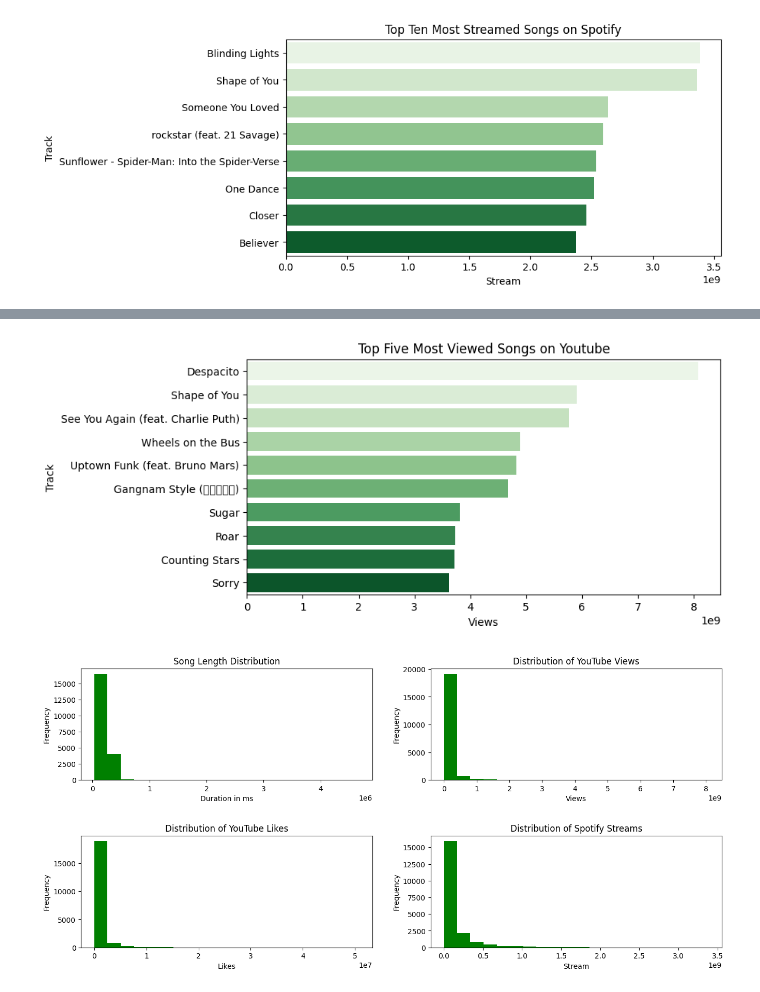
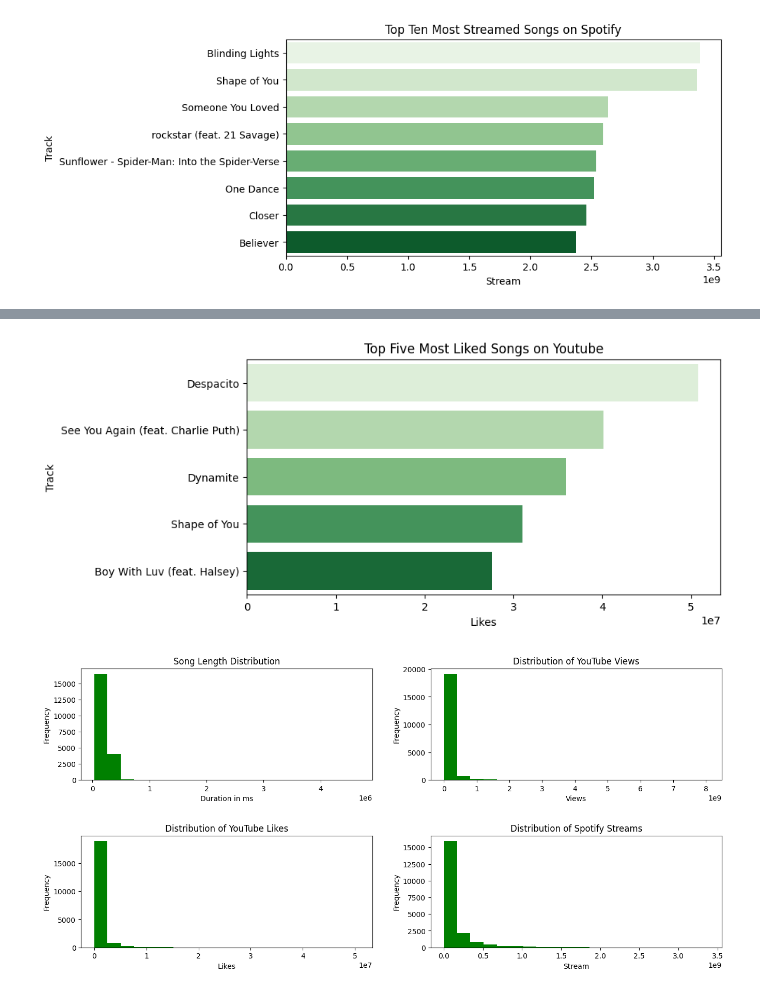
Before and after one commit to jeevithavijaykumar/Exploratory_data_analysis_using_pandas, a Jupyter notebook: Youtube_Spotify.ipynb, the cells around one changed output, grey strips where cells are left out. Drawn from its saved outputs; the diff is of its cells as text; code cells hidden in the pictures.

```diff
--- a/Youtube_Spotify.ipynb
+++ b/Youtube_Spotify.ipynb
@@ -130,17 +140,17 @@ plt.show()
 # %%
-#Top Ten Most viewed songs on Youtube
-yttoptracks = df[['Track','Views','Artist']].sort_values(by=['Views'], ascending=False).head(12)
+#Top Five Most Liked Songs on Youtube
+spotifytrackdf = df[['Track','Likes','Artist']].sort_values(by=['Likes'], ascending=False).head(7)
 plt.figure(figsize=(8,4))
-x1= yttoptracks['Track']
-y1=yttoptracks['Views']
+x1= spotifytrackdf['Track']
+y1=spotifytrackdf['Likes']
 sns.barplot(x=y1,y=x1, palette='Greens')
-plt.title('Top Five Most Viewed Songs on Youtube')
-plt.xlabel('Views')
+plt.title('Top Five Most Liked Songs on Youtube')
+plt.xlabel('Likes')
 plt.ylabel('Track')
 plt.legend
 plt.show()
 # %% [output]
-[figure, old version]
+[figure, new version]
 # %%
 #Distribution of Song Duration, Views, Likes, and Streams across YouTube and Spotify
 plt.figure(figsize=(16,7))
```
Also changed, not shown: parts of 2 cells of this notebook.
